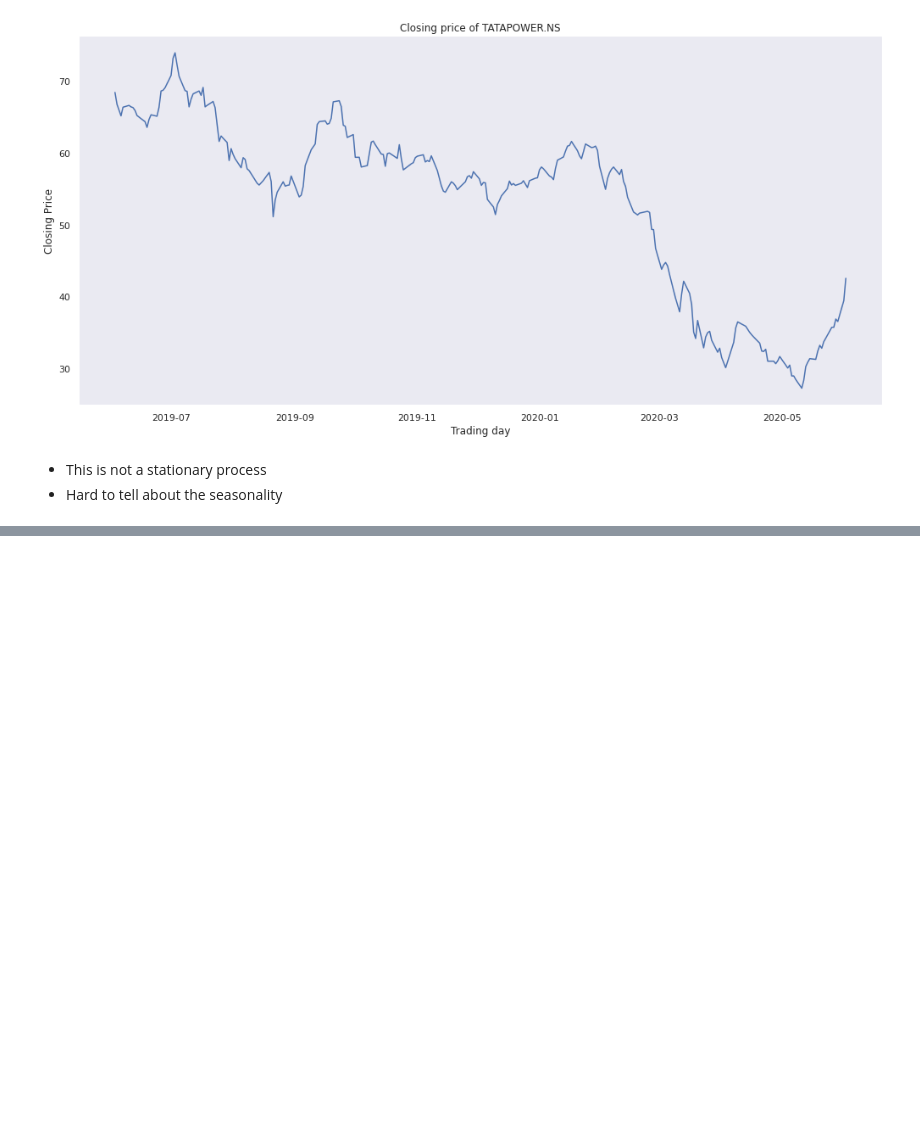
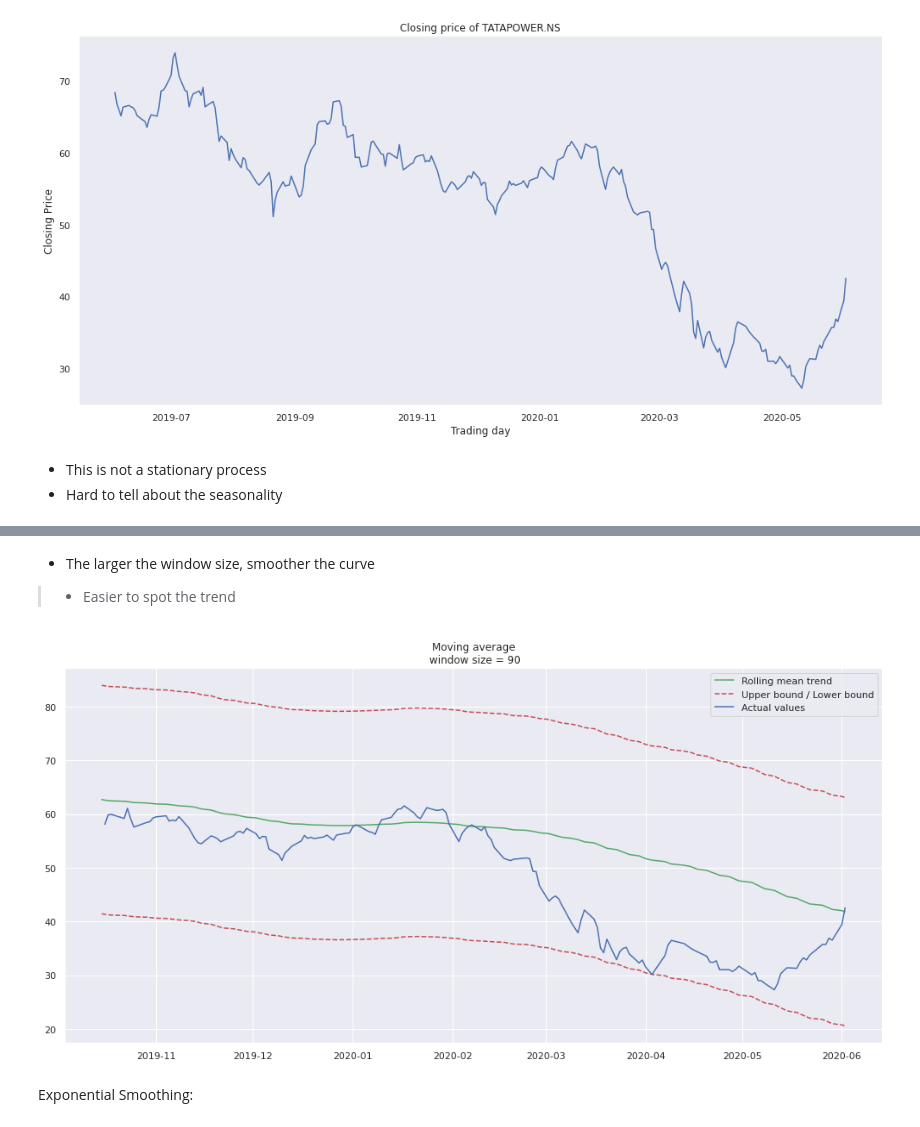
Before and after one commit to DeepankarAcharyya/Time_Series_Data, a Jupyter notebook: Time_Series_Analysis_Stock_Price.ipynb, the cells around one changed output, grey strips where cells are left out. Drawn from its saved outputs; the diff is of its cells as text; code cells hidden in the pictures; blank space fills up the shorter version.

```diff
--- a/Time_Series_Analysis_Stock_Price.ipynb
+++ b/Time_Series_Analysis_Stock_Price.ipynb
@@ -126,0 +133,9 @@ plot_moving_average(data.Close, 90)
+# %% [markdown]
+* The larger the window size, smoother the curve
+> * Easier to spot the trend
+# %%
+plot_moving_average(data.Close, 90, plot_intervals=True)
+# %% [output]
+[figure, added]
+# %% [markdown]
+Exponential Smoothing:
```
Also changed, not shown: parts of 17 cells of this notebook.
